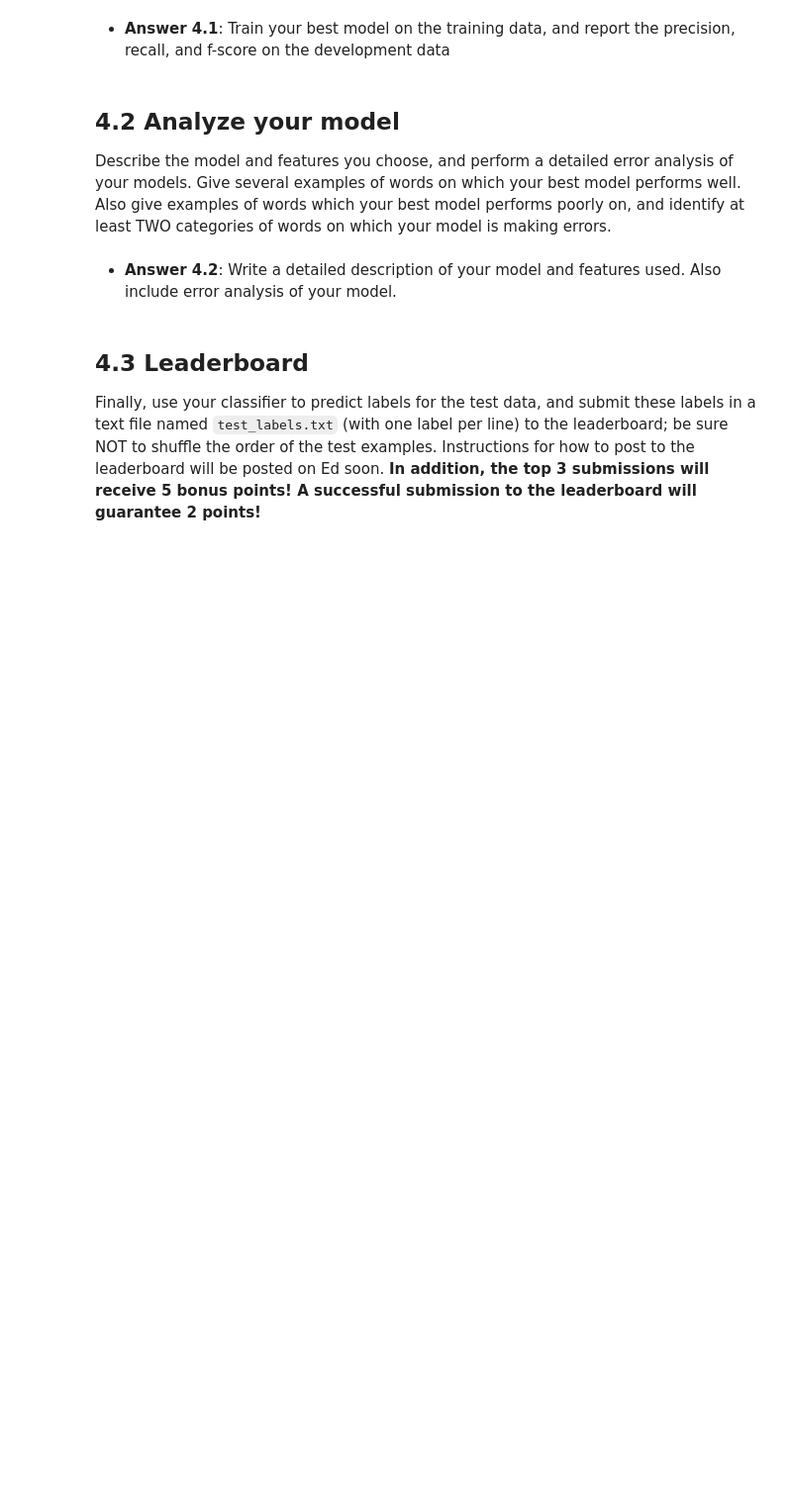
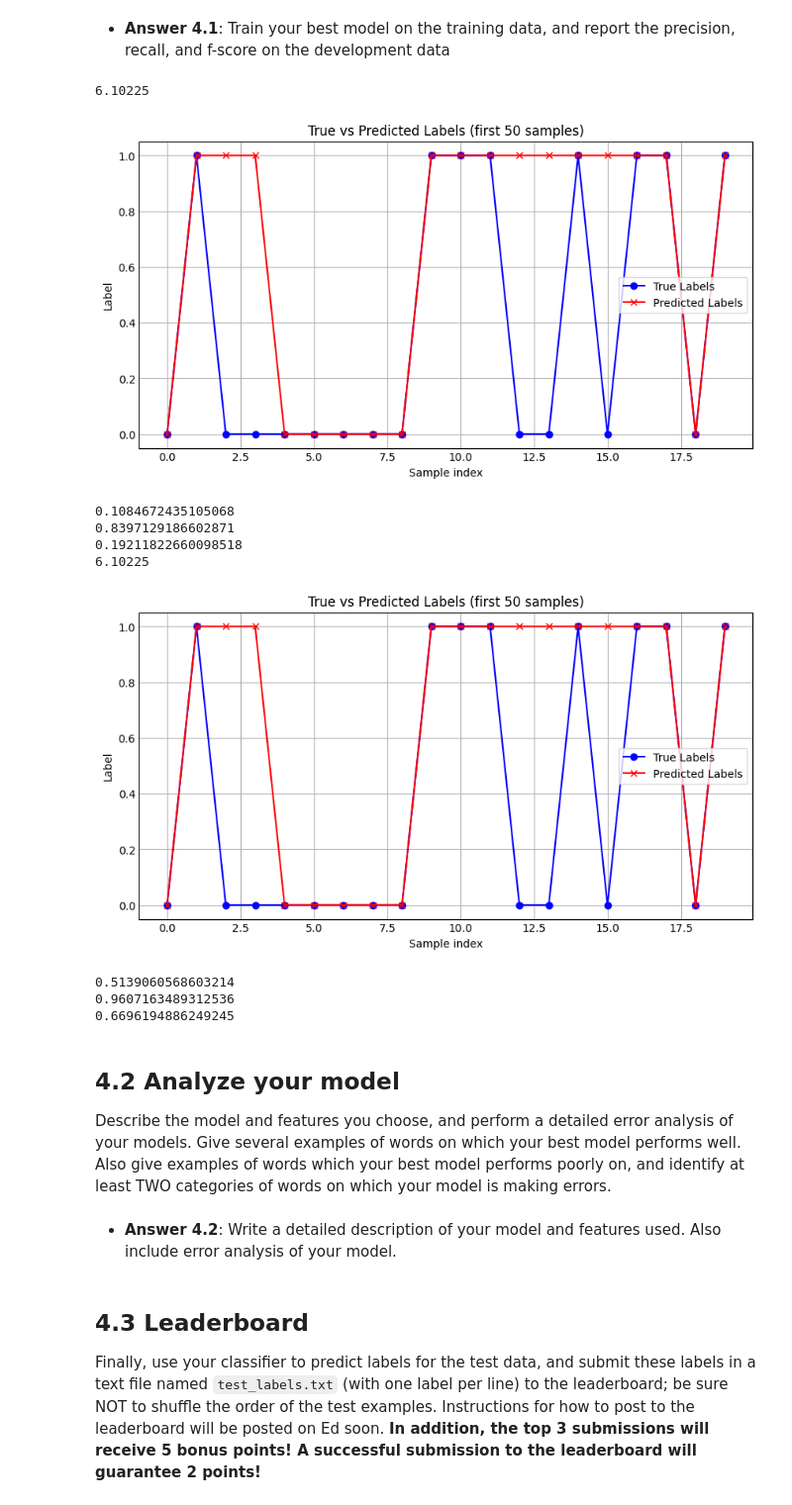
Before and after one commit to jdelemos/CIS5300, a Jupyter notebook: Homework 2 - Text Classification/homework2.ipynb, the cells around one changed output. Shown at 99% size. Cells and saved outputs as stored; diff of their text form; code cells hidden in the pictures; blank space fills up the shorter version.

```diff
--- a/Homework 2 - Text Classification/homework2.ipynb
+++ b/Homework 2 - Text Classification/homework2.ipynb
@@ -770,3 +916,26 @@ word_net_model(train_data, test_words, ngram_counts)
+# %%
+dev_words, dev_labels = dev_data
+train_pred, dev_pred = word_net_model(train_data, dev_words, ngram_counts)
+print(get_precision(dev_labels, dev_pred))
+print(get_recall(dev_labels, dev_pred))
+print(get_fscore(dev_labels, dev_pred))
+
+dev_words, dev_labels = train_data
+train_pred, dev_pred = word_net_model(train_data, dev_words, ngram_counts)
+print(get_precision(dev_labels, dev_pred))
+print(get_recall(dev_labels, dev_pred))
+print(get_fscore(dev_labels, dev_pred))
+# %% [output]
+6.10225
+[figure, added]
+0.1084672435105068
+0.8397129186602871
+0.19211822660098518
+6.10225
+[figure, added]
+0.5139060568603214
+0.9607163489312536
+0.6696194886249245
 # %% [markdown]
 ## 4.2 Analyze your model
 
```
Also changed, not shown: parts of 23 cells of this notebook, 50 other files.
